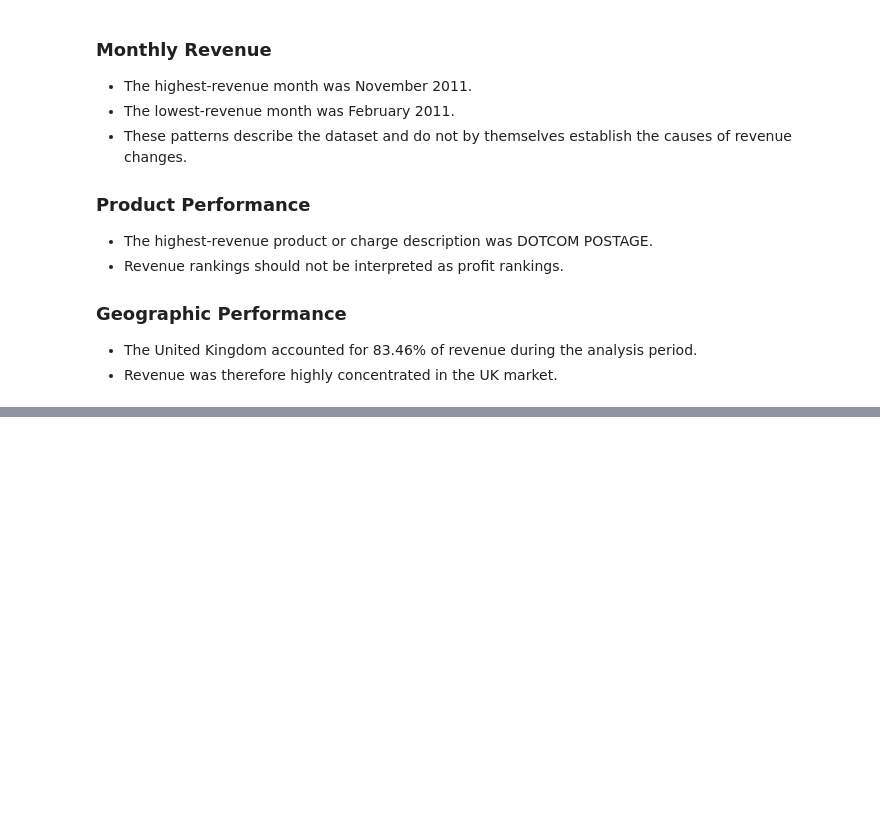
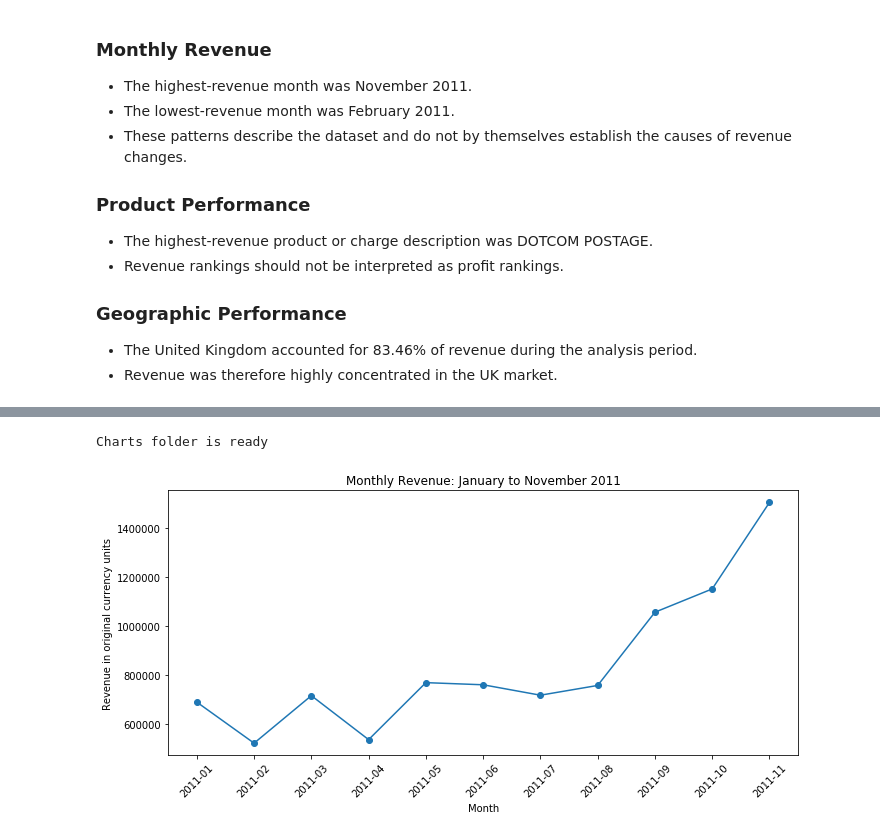
Before and after one commit to LJH666-L/online-retail-sales-analysis, a Jupyter notebook: retail_sales_analysis.ipynb, the cells around one changed output, grey strips where cells are left out. Drawn from its saved outputs; the diff is of its cells as text; code cells hidden in the pictures; blank space fills up the shorter version.

```diff
--- a/retail_sales_analysis.ipynb
+++ b/retail_sales_analysis.ipynb
@@ -507,0 +526,39 @@ UK revenue share (%): 83.46
+# %%
+import os
+import matplotlib.pyplot as plt
+
+if not os.path.exists("../charts"):
+    os.makedirs("../charts")
+
+print("Charts folder is ready")
+# %% [output]
+Charts folder is ready
+# %%
+monthly_plot = monthly_table.copy()
+
+monthly_plot["Month"] = (
+    monthly_plot["Month"].dt.strftime("%Y-%m")
+)
+
+plt.figure(figsize=(10, 5))
+
+plt.plot(
+    monthly_plot["Month"],
+    monthly_plot["Revenue"],
+    marker="o"
+)
+
+plt.title("Monthly Revenue: January to November 2011")
+plt.xlabel("Month")
+plt.ylabel("Revenue in original currency units")
+plt.xticks(rotation=45)
+plt.tight_layout()
+
+plt.savefig(
+    "../charts/monthly_revenue.png",
+    dpi=150
+)
+
+plt.show()
+# %% [output]
+[figure, added]
```
Also changed, not shown: parts of 7 cells of this notebook, 3 other files.
